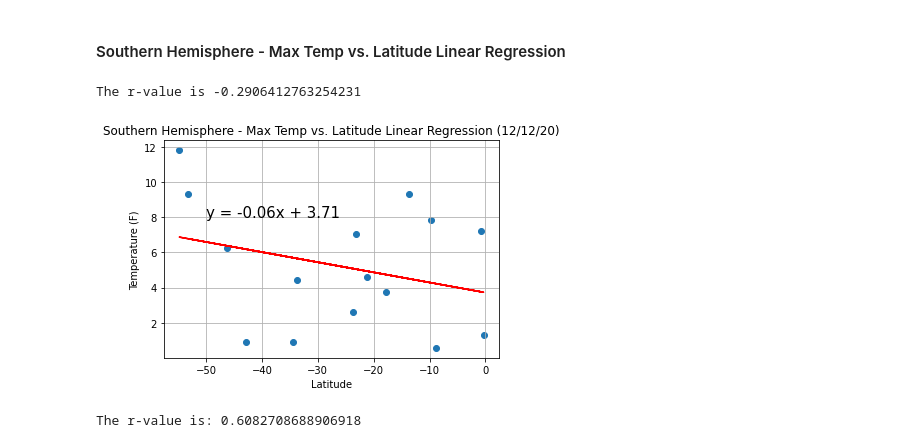
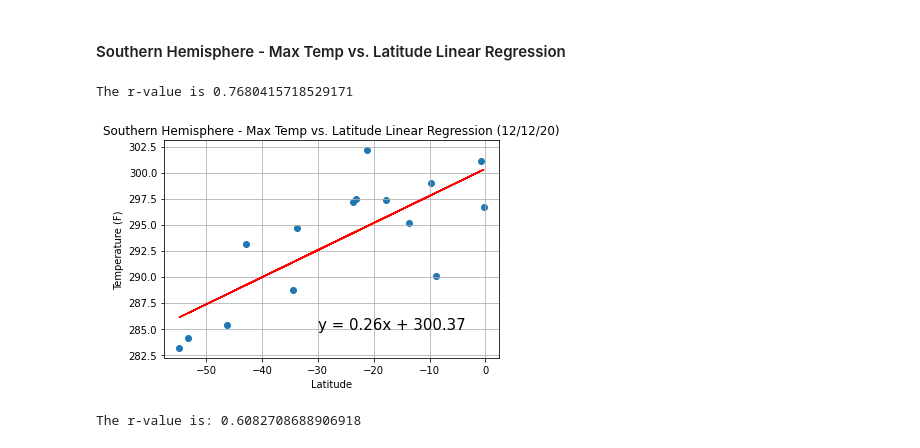
Before and after one commit to thallegacy/python-api-challenge, a Jupyter notebook: WeatherVacationPy/WeatherPy.ipynb, the cells around one changed output. Saved outputs shown, nothing was run; the diff lists cells and outputs as text; code cells hidden in the pictures.

Commit message:
Create second northern hem scatter plot

```diff
--- a/WeatherVacationPy/WeatherPy.ipynb
+++ b/WeatherVacationPy/WeatherPy.ipynb
@@ -447,37 +447,37 @@ The r-value is: 0.46937863826630627
 # %%
 # Set plot variables x and y
 south_x = south_hem_data["Lat"]
-south_y = south_hem_data["Wind Speed"]
+south_y = south_hem_data["Max Temp"]
 
 
 # linear regression model
 (slope, intercept, rvalue, pvalue, stderr) = linregress(south_x, south_y)
 regress_values = south_x * slope + intercept
 
 # Plot the graph with slope intercept
 line_eq = f'y = {str(round(slope,2))}x + {str(round(intercept,2))}'
 plt.scatter(south_x,south_y)
 plt.plot(south_x,regress_values,"r-")
 
 # Set the formatting of the graph
-plt.annotate(line_eq,(-50,8),fontsize=15,color="black")
+plt.annotate(line_eq,(-30,285),fontsize=15,color="black")
 plt.title(f'Southern Hemisphere - Max Temp vs. Latitude Linear Regression ({time.strftime("%D")})')
 plt.xlabel("Latitude")
 plt.ylabel("Temperature (F)")
 plt.grid(True)
 
 # The r-value
 print(f"The r-value is {rvalue}")
 
 # Save the graph
 plt.savefig("output_data/SH_Lat_vs_Wind_Speed.png")
 
 
 # Display the information
 plt.show()
 # %% [output]
-The r-value is -0.2906412763254231
+The r-value is 0.7680415718529171
-[figure, old version]
+[figure, new version]
 # %%
 # %% [output]
 The r-value is: 0.6082708688906918
```
Also changed, not shown: parts of 2 cells of this notebook, 3 other files.
